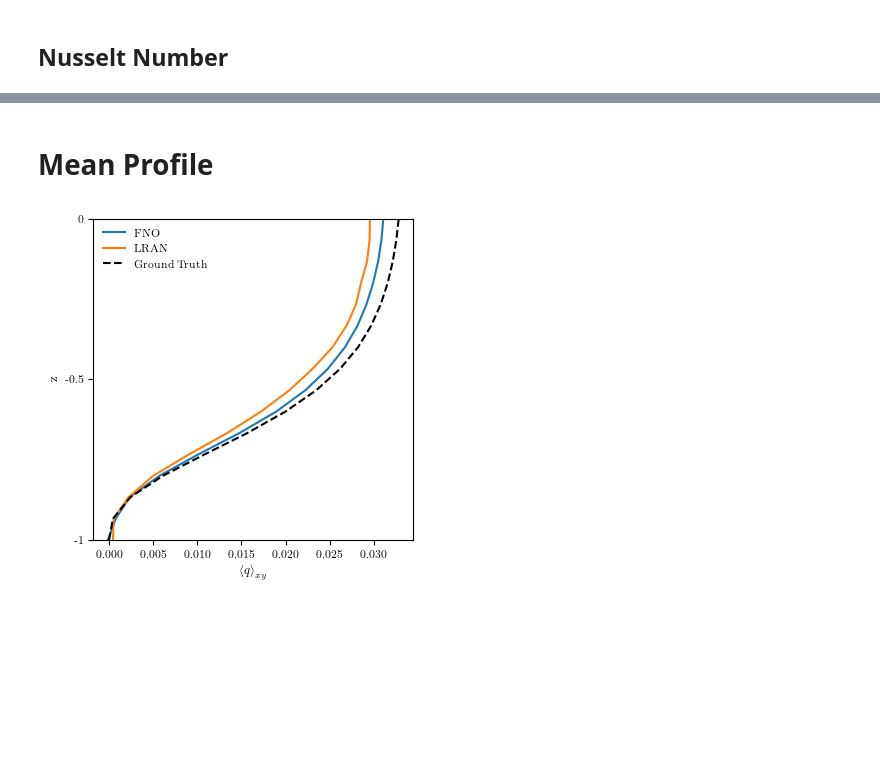
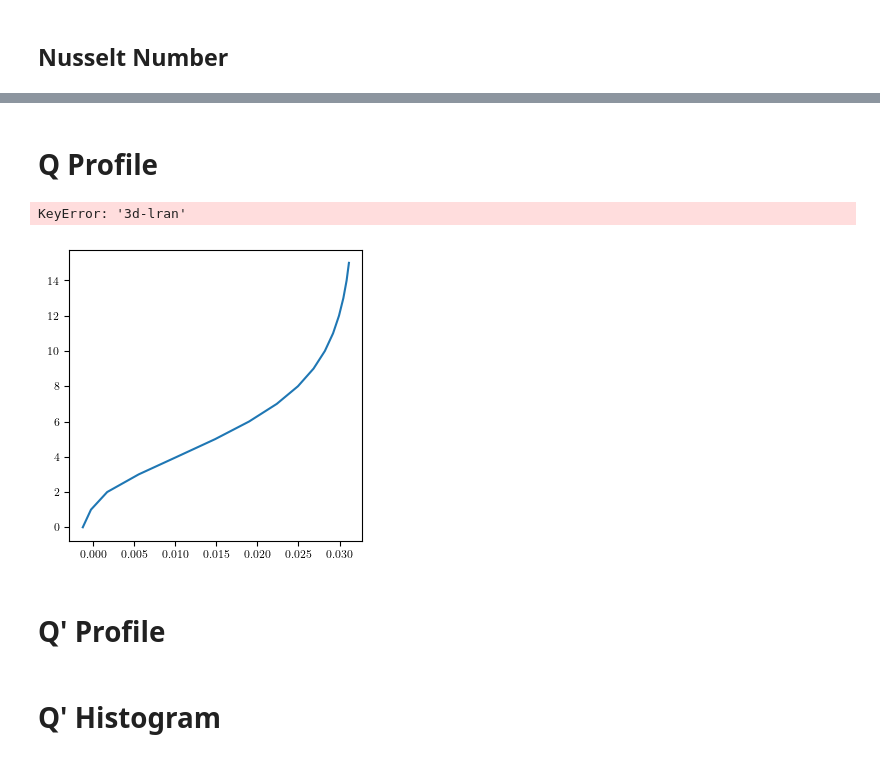
Before and after one commit to tmarkmann/RBC-PINN-Surrogate, a Jupyter notebook: notebooks/tm-7-3D-results.ipynb, the cells around one changed output, grey strips where cells are left out. Drawn from its saved outputs; the diff is of its cells as text; code cells hidden in the pictures; blank space fills up the shorter version.

Commit message:
Histogram

```diff
--- a/notebooks/tm-7-3D-results.ipynb
+++ b/notebooks/tm-7-3D-results.ipynb
@@ -202,38 +201,41 @@ plt.show()
 # %% [markdown]
-# Mean Profile
+# Q Profile
 # %%
-df_profile = pd.concat(
-    [get_df(m, "profile", r, seed) for m in models for r in ras for seed in seeds],
+df_q_profile = pd.concat(
+    [get_df(m, "q-profile", r, seed) for m in models for r in ras for seed in seeds],
     ignore_index=True,
 )
 
 # get mean per step and nodel
-df_profile = df_profile.groupby(["height", "model"], as_index=False)[
+df_q_profile = df_q_profile.groupby(["height", "model"], as_index=False)[
     ["q_pred", "q_target"]
 ].mean()
 
-wide_df = df_profile.pivot(
+wide_q_df = df_q_profile.pivot(
     index="height", columns="model", values="q_pred"
 ).reset_index()
-wide_df["q_target"] = df_profile.groupby("height")["q_target"].first().values
+wide_q_df["q_target"] = df_q_profile.groupby("height")["q_target"].first().values
 
-cutoff = wide_df["height"].max() / 2
-df_half = wide_df[wide_df["height"] <= cutoff]
+cutoff = wide_q_df["height"].max() / 2
+df_q_half = wide_q_df[wide_q_df["height"] <= cutoff]
 
 fig, ax = plt.subplots(figsize=set_size(455, fraction=0.6, aspect=1))
 
 for model, label in zip(["3d-fno", "3d-lran"], ["FNO", "LRAN"]):
-    plt.plot(df_half[model], df_half["height"], label=label)
-plt.plot(df_half["q_target"], df_half["height"], "k--", label="Ground Truth")
+    plt.plot(df_q_half[model], df_q_half["height"], label=label)
+plt.plot(df_q_half["q_target"], df_q_half["height"], "k--", label="Ground Truth")
 
 ax.set_xlabel(r"${\langle q \rangle}_{xy}$")
 ax.set_ylabel(r"z")
 ax.set_ylim(bottom=0, top=cutoff - 1)
 ax.set_yticks([0, 7.5, 15], labels=[-1, -0.5, 0])
 
 ax.legend(frameon=False)
 fig.tight_layout(pad=0.5)
 
 plt.show()
 # %% [output]
+KeyError: '3d-lran'
-[figure, old version]
+[figure, new version]
+# %% [markdown]
+# Q' Profile
@@ -239,0 +276,2 @@ plt.show()
+# %% [markdown]
+# Q' Histogram
```
Also changed, not shown: parts of 6 cells of this notebook, 2 other files.
